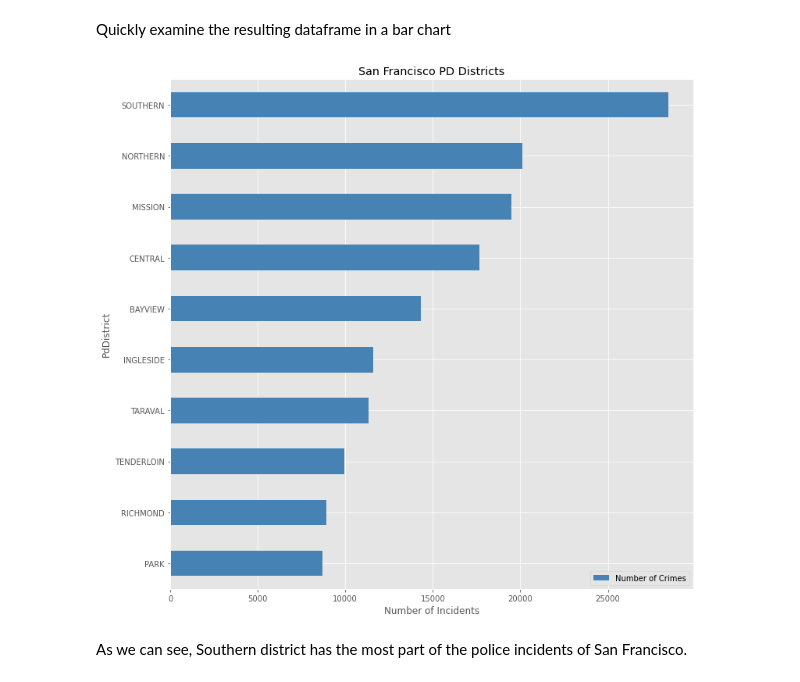
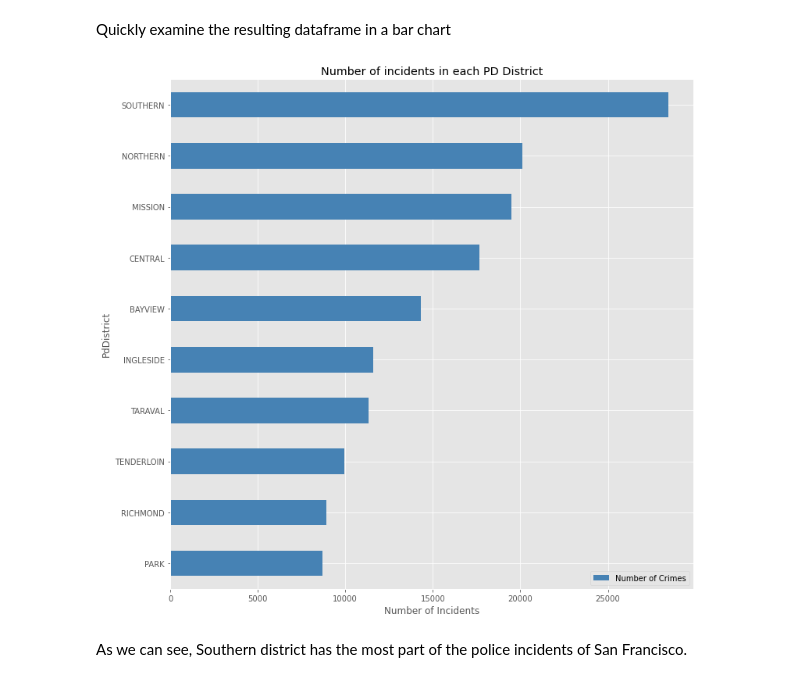
Before and after one commit to fltrazzi/Coursera_Capstone, a Jupyter notebook: Coursera_Capstone.ipynb, the cells around one changed output. Cells and saved outputs as stored; diff of their text form; code cells hidden in the pictures.

```diff
--- a/Coursera_Capstone.ipynb
+++ b/Coursera_Capstone.ipynb
@@ -104,11 +104,11 @@ Quickly examine the resulting dataframe in a bar chart
 # %%
 df_sf_crimes_pd_plot = df_sf_crimes_pd.set_index('PdDistrict')
 df_sf_crimes_pd_plot.plot(kind='barh', figsize=(12, 12), color='steelblue')
 plt.xlabel('Number of Incidents')
-plt.title('San Francisco PD Districts')
+plt.title('Number of incidents in each PD District')
 plt.show()
 # %% [output]
-[figure, old version]
+[figure, new version]
 # %% [markdown]
 As we can see, Southern district has the most part of the police incidents of San Francisco.
 # %% [markdown]
```
Also changed, not shown: parts of 15 cells of this notebook.
